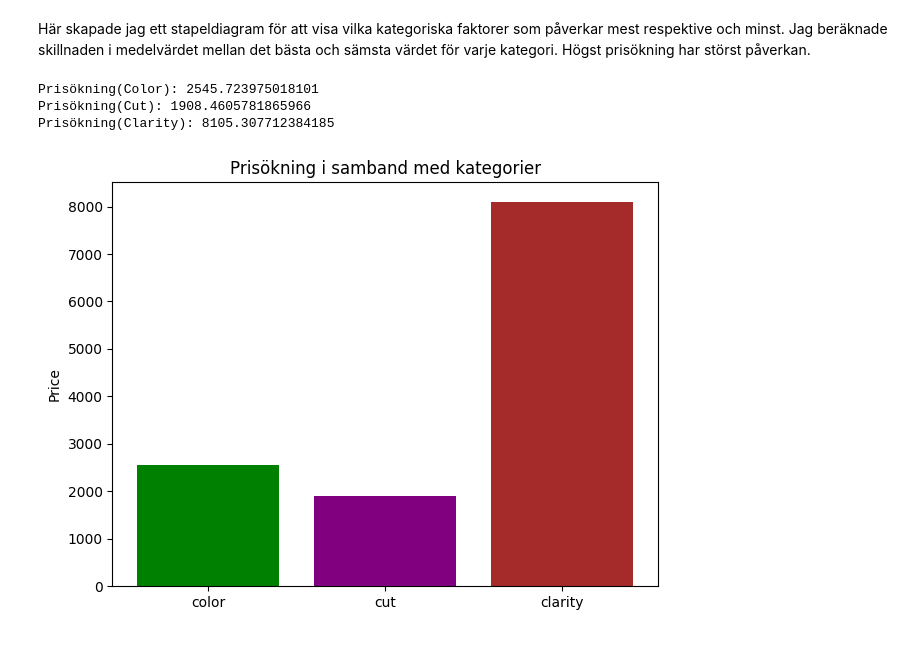
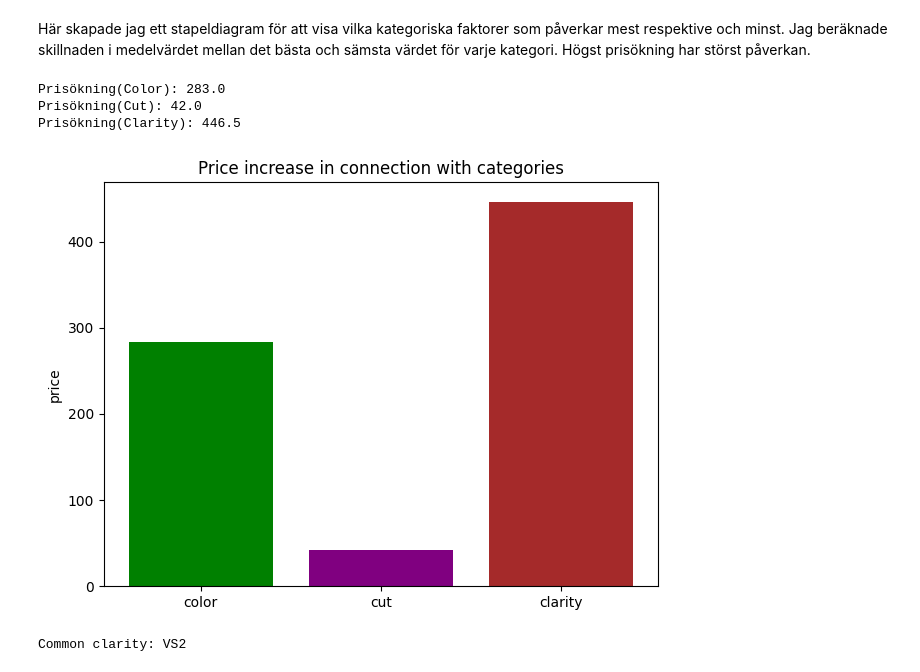
Before and after one commit to Genc98/Kunskapskontroll-Genc-Gashi, a Jupyter notebook: del_2.ipynb, the cells around one changed output. Cells and saved outputs as stored; diff of their text form; code cells hidden in the pictures.

```diff
--- a/del_2.ipynb
+++ b/del_2.ipynb
@@ -379,27 +384,35 @@ plt.show()
 # %% [markdown]
 Här skapade jag ett stapeldiagram för att visa vilka kategoriska faktorer som påverkar mest respektive och minst. Jag beräknade skillnaden i medelvärdet mellan det bästa och sämsta värdet för varje kategori. Högst prisökning har störst påverkan.
 # %%
-same_karat = df[(df['carat'] >= 0.95) & (df['carat'] <= 1.05)]
+same_values = df[(df['carat'] >= 0.29) & (df['carat'] <= 0.31)]
 
-color_mean = same_karat.groupby('color')['price'].mean().reindex(['J', 'I', 'H', 'G', 'F', 'E', 'D'])
-color_diff = color_mean['D'] - color_mean['J']
+color_median = same_values.groupby('color')['price'].median().reindex(['J', 'I', 'H', 'G', 'F', 'E', 'D'])
+color_diff = color_median['D'] - color_median['J']
 print(f"Prisökning(Color): {color_diff}")
 
-cut_mean = same_karat.groupby('cut')['price'].mean().reindex(['Fair', 'Good', 'Very Good', 'Premium', 'Ideal'])
-cut_diff = cut_mean['Ideal'] - cut_mean['Fair']
+cut_median = same_values.groupby('cut')['price'].median().reindex(['Fair', 'Good', 'Very Good', 'Premium', 'Ideal'])
+cut_diff = cut_median['Ideal'] - cut_median['Fair']
 print(f"Prisökning(Cut): {cut_diff}")
 
-clarity_mean = same_karat.groupby('clarity')['price'].mean().reindex(['I1', 'SI2', 'SI1', 'VS2', 'VS1', 'VVS2', 'VVS1', 'IF'])
-clarity_diff = clarity_mean['IF'] - clarity_mean['I1']
+clarity_median = same_values.groupby('clarity')['price'].median().reindex(['I1', 'SI2', 'SI1', 'VS2', 'VS1', 'VVS2', 'VVS1', 'IF'])
+clarity_diff = clarity_median['IF'] - clarity_median['I1']
 print(f"Prisökning(Clarity): {clarity_diff}")
 
 plt.bar(['color','cut','clarity'], [color_diff, cut_diff, clarity_diff], color=['green', 'purple', 'brown'])
-plt.title("Prisökning i samband med kategorier")
-plt.ylabel("Price")
+plt.title("Price increase in connection with categories")
+plt.ylabel("price")
 plt.tight_layout()
 plt.show()
 # %% [output]
-Prisökning(Color): 2545.723975018101
-Prisökning(Cut): 1908.4605781865966
-Prisökning(Clarity): 8105.307712384185
+Prisökning(Color): 283.0
+Prisökning(Cut): 42.0
+Prisökning(Clarity): 446.5
-[figure, old version]
+[figure, new version]
+# %%
+same_karat = df[(df['carat'] >= 0.29) & (df['carat'] <= 0.31)]
+
+common_clarity = same_karat['clarity'].mode()[0]
+
+print(f"Common clarity: {common_clarity}")
+# %% [output]
+Common clarity: VS2
```
Also changed, not shown: parts of 16 cells of this notebook, 2 other files.
